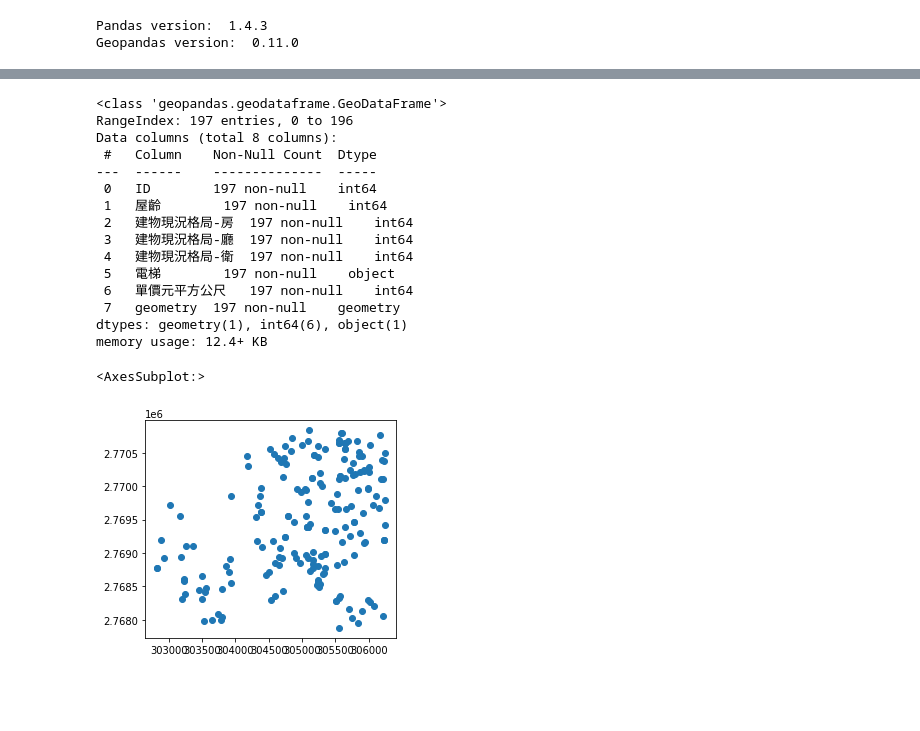
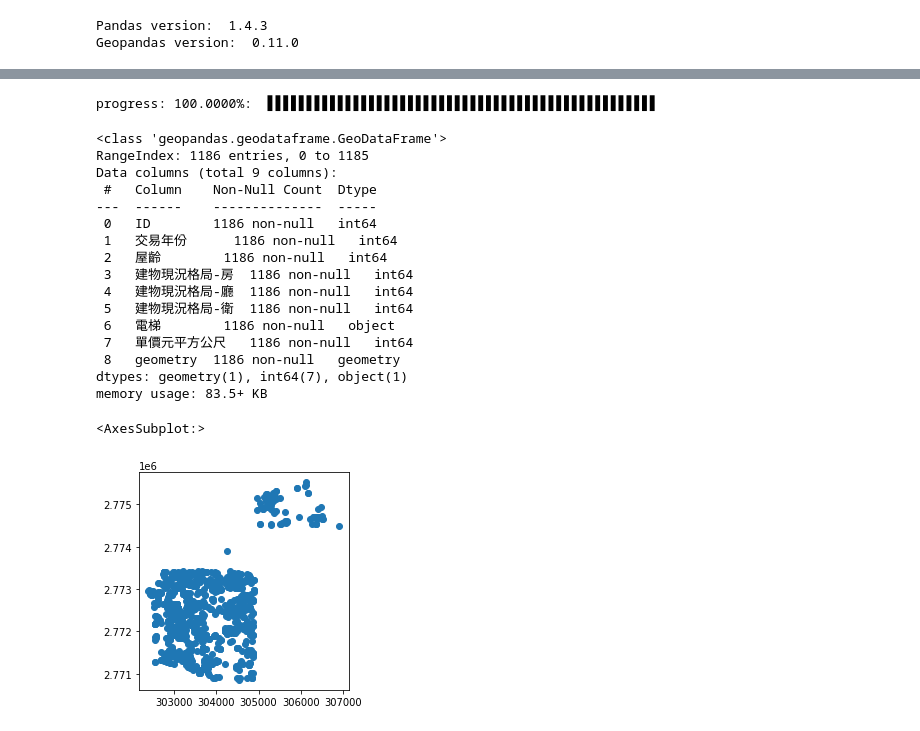
Before and after one commit to tazz7420/house_price_prediction, a Jupyter notebook: preprocessing.ipynb, the cells around one changed output, grey strips where cells are left out. Cells and saved outputs as stored; diff of their text form; code cells hidden in the pictures; blank space fills up the shorter version.

```diff
--- a/preprocessing.ipynb
+++ b/preprocessing.ipynb
@@ -31,35 +86,38 @@ pre_df['修正地址'] = pre_df['土地位置建物門牌'].str.contains(pattern
 pre_df['土地位置建物門牌'] = htf.h2f(pre_df['土地位置建物門牌'])
 pre_df.to_csv('pre_df.csv')
 # %%
-wctc.write('pre_df.csv', 'pre_df_WGS84.csv', 1,8)
+wctc.write('pre_df.csv', 'pre_df_WGS84.csv', 2,9)
+# %% [output]
+progress: 100.0000%:  ▋▋▋▋▋▋▋▋▋▋▋▋▋▋▋▋▋▋▋▋▋▋▋▋▋▋▋▋▋▋▋▋▋▋▋▋▋▋▋▋▋▋▋▋▋▋▋▋▋▋
 # %%
 df_final=pd.read_csv('pre_df_WGS84.csv',encoding='utf-8')
 geom = [Point(xy) for xy in zip(df_final.lon, df_final.lat)]
 crs = {'init': 'epsg:4326'}
 gf_final = gpd.GeoDataFrame(df_final, crs=crs, geometry=geom)
 gf_final = gf_final.to_crs(epsg=3826)
 gf_final['ID'] = gf_final.index
-gf_final = gf_final[['ID','屋齡','建物現況格局-房','建物現況格局-廳','建物現況格局-衛','電梯','單價元平方公尺','geometry']]
+gf_final = gf_final[['ID','交易年份','屋齡','建物現況格局-房','建物現況格局-廳','建物現況格局-衛','電梯','單價元平方公尺','geometry']]
 gf_final.info()
 gf_final.plot()
 # %% [output]
 <class 'geopandas.geodataframe.GeoDataFrame'>
-RangeIndex: 197 entries, 0 to 196
-Data columns (total 8 columns):
+RangeIndex: 1186 entries, 0 to 1185
+Data columns (total 9 columns):
  #   Column    Non-Null Count  Dtype
 ---  ------    --------------  -----
- 0   ID        197 non-null    int64
- 1   屋齡        197 non-null    int64
- 2   建物現況格局-房  197 non-null    int64
- 3   建物現況格局-廳  197 non-null    int64
- 4   建物現況格局-衛  197 non-null    int64
- 5   電梯        197 non-null    object
- 6   單價元平方公尺   197 non-null    int64
- 7   geometry  197 non-null    geometry
-dtypes: geometry(1), int64(6), object(1)
-memory usage: 12.4+ KB
+ 0   ID        1186 non-null   int64
+ 1   交易年份      1186 non-null   int64
+ 2   屋齡        1186 non-null   int64
+ 3   建物現況格局-房  1186 non-null   int64
+ 4   建物現況格局-廳  1186 non-null   int64
+ 5   建物現況格局-衛  1186 non-null   int64
+ 6   電梯        1186 non-null   object
+ 7   單價元平方公尺   1186 non-null   int64
+ 8   geometry  1186 non-null   geometry
+dtypes: geometry(1), int64(7), object(1)
+memory usage: 83.5+ KB
 <AxesSubplot:>
-[figure, old version]
+[figure, new version]
 # %%
 df_house=pd.read_csv('pre_df_WGS84.csv',encoding='utf-8')
 geom = [Point(xy) for xy in zip(df_house.lon, df_house.lat)]
```
Also changed, not shown: parts of 12 cells of this notebook, 10 other files.
